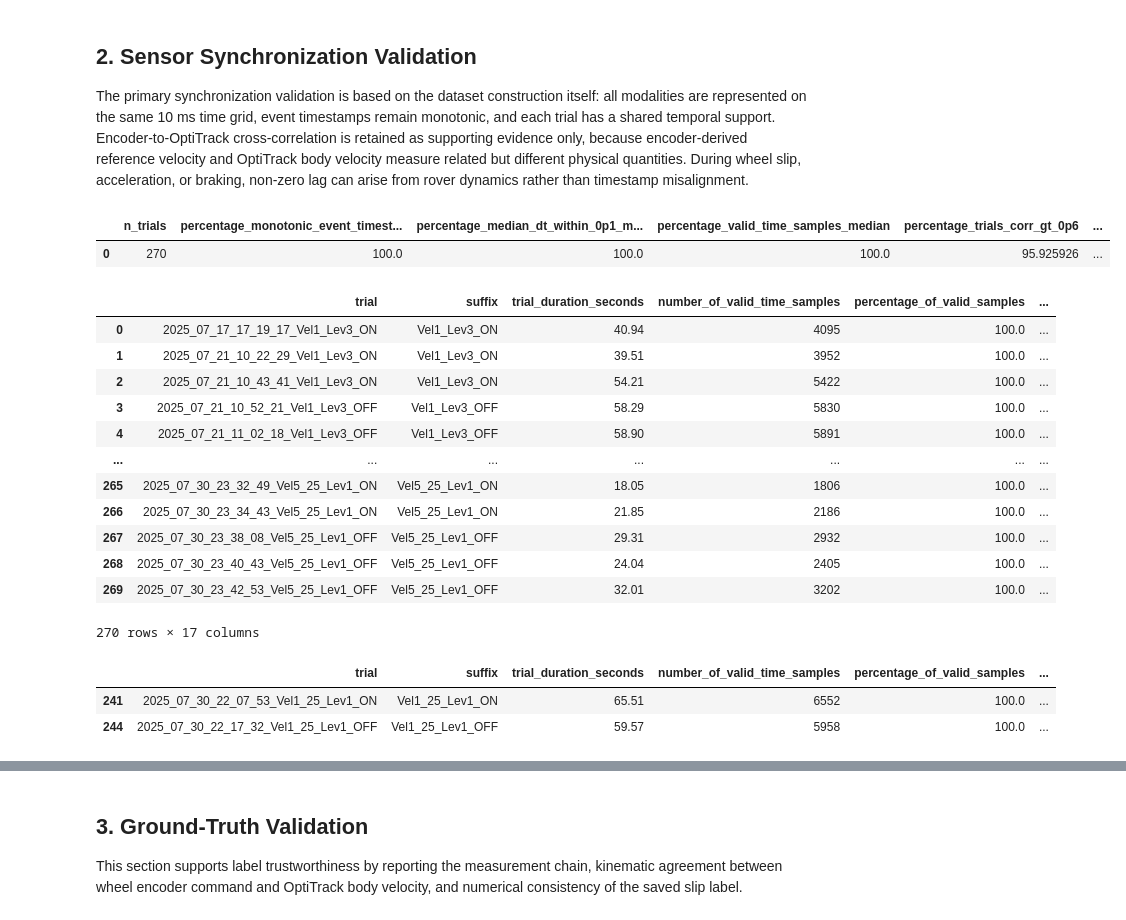
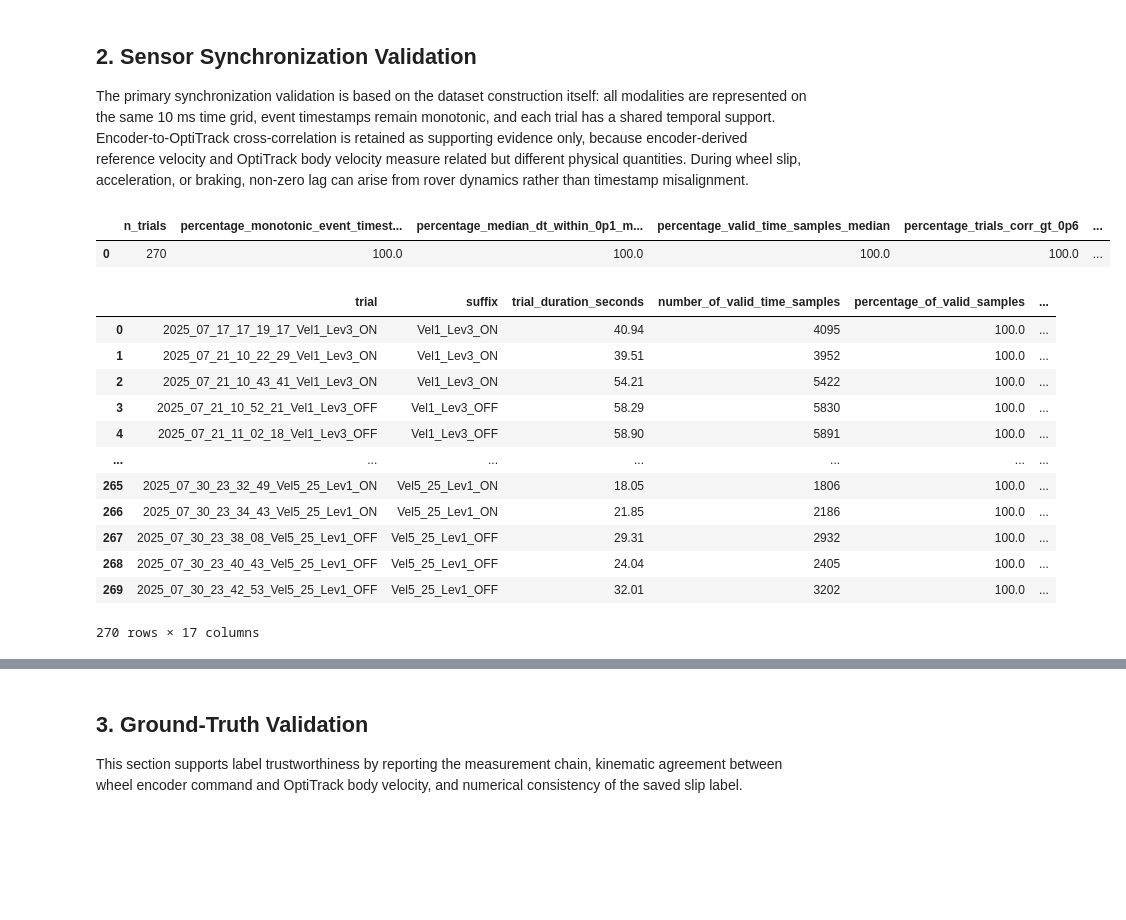
Before and after one commit to HazemElrefaei/EBSC_DataAnalysis, a Jupyter notebook: EBSC_Validation.ipynb, the cells around one changed output, grey strips where cells are left out. Cells and saved outputs as stored; diff of their text form; code cells hidden in the pictures; blank space fills up the shorter version.

```diff
--- a/EBSC_Validation.ipynb
+++ b/EBSC_Validation.ipynb
@@ -348,9 +349,6 @@ def sync_metrics(tr):
         "event_timestamps_monotonic": bool(event_info["timestamps_monotonic"]),
         "event_time_start_s": float(event_info["start_s"]),
         "event_time_end_s": float(event_info["end_s"]),
-        # Encoder-derived reference velocity and OptiTrack body velocity measure related but different physical quantities.
-        # During slip, acceleration, or braking, non-zero lag can reflect rover dynamics rather than timestamp misalignment.
-        # Therefore this cross-correlation is supporting evidence, not the primary synchronization metric.
         "encoder_to_opti_lag_ms": float(1e3 * lag),
         "velocity_corr_peak": float(corr_peak),
     }
@@ -361,38 +359,38 @@ sync_table = pd.DataFrame([
 ])
 sync_table.to_csv(FIGURE_DIR / "sensor_synchronization_metrics.csv", index=False)
 
-CORRELATION_THRESHOLD = 0.6
-valid_corr_trials = sync_table["velocity_corr_peak"] > CORRELATION_THRESHOLD
+CORRELATION_THRESHOLD = np.min(sync_table["velocity_corr_peak"])
+valid_corr_trials = sync_table["velocity_corr_peak"] >= CORRELATION_THRESHOLD
 low_correlation_trials = sync_table.loc[~valid_corr_trials, [
     "trial", "suffix", "encoder_to_opti_lag_ms", "velocity_corr_peak", "trial_duration_seconds"
 ]].copy()
 low_correlation_trials.to_csv(FIGURE_DIR / "low_correlation_trials.csv", index=False)
 
 valid_lags = sync_table.loc[valid_corr_trials, "encoder_to_opti_lag_ms"].dropna()
 valid_corr = sync_table.loc[valid_corr_trials, "velocity_corr_peak"].dropna()
 dataset_sync_summary = pd.DataFrame([{
     "n_trials": int(len(sync_table)),
     "percentage_monotonic_event_timestamps": float(100 * sync_table["event_timestamps_monotonic"].mean()),
     "percentage_median_dt_within_0p1_ms_of_10_ms": float(100 * (np.abs(sync_table["grid_dt_median_ms"] - 10.0) <= 0.1).mean()),
     "percentage_valid_time_samples_median": float(sync_table["percentage_of_valid_samples"].median()),
     "percentage_trials_corr_gt_0p6": float(100 * valid_corr_trials.mean()),
     "n_valid_correlation_trials": int(valid_corr_trials.sum()),
     "percentage_valid_correlation_trials": float(100 * valid_corr_trials.mean()),
     "median_lag_ms_valid_corr_trials": float(valid_lags.median()) if len(valid_lags) else np.nan,
     "IQR_lag_ms_valid_corr_trials": float(valid_lags.quantile(0.75) - valid_lags.quantile(0.25)) if len(valid_lags) else np.nan,
     "mean_lag_ms_valid_corr_trials": float(valid_lags.mean()) if len(valid_lags) else np.nan,
     "median_peak_correlation_valid_trials": float(valid_corr.median()) if len(valid_corr) else np.nan,
     "percentage_lag_within_20_ms_valid_trials": float(100 * (np.abs(valid_lags) <= 20).mean()) if len(valid_lags) else np.nan,
     "median_common_time_overlap_seconds": float(sync_table["common_time_overlap_seconds"].median()),
     "median_event_rate_mean": float(sync_table["event_rate_mean"].median()),
 }])
 dataset_sync_summary.to_csv(FIGURE_DIR / "sensor_synchronization_dataset_summary.csv", index=False)
 
 display(dataset_sync_summary)
 sync_table
 # %% [output]
 |  | n_trials | percentage_monotonic_event_timest... | percentage_median_dt_within_0p1_m... | percentage_valid_time_samples_median | percentage_trials_corr_gt_0p6 | ... |
-| 0 | 270 | 100.0 | 100.0 | 100.0 | 95.925926 | ... |
+| 0 | 270 | 100.0 | 100.0 | 100.0 | 100.0 | ... |
 |  | trial | suffix | trial_duration_seconds | number_of_valid_time_samples | percentage_of_valid_samples | ... |
 | 0 | 2025_07_17_17_19_17_Vel1_Lev3_ON | Vel1_Lev3_ON | 40.94 | 4095 | 100.0 | ... |
 | 1 | 2025_07_21_10_22_29_Vel1_Lev3_ON | Vel1_Lev3_ON | 39.51 | 3952 | 100.0 | ... |
@@ -406,11 +404,5 @@ sync_table
 | 268 | 2025_07_30_23_40_43_Vel5_25_Lev1_OFF | Vel5_25_Lev1_OFF | 24.04 | 2405 | 100.0 | ... |
 | 269 | 2025_07_30_23_42_53_Vel5_25_Lev1_OFF | Vel5_25_Lev1_OFF | 32.01 | 3202 | 100.0 | ... |
 270 rows × 17 columns
-# %%
-sync_table[sync_table["velocity_corr_peak"] < 0.6]
-# %% [output]
-|  | trial | suffix | trial_duration_seconds | number_of_valid_time_samples | percentage_of_valid_samples | ... |
-| 241 | 2025_07_30_22_07_53_Vel1_25_Lev1_ON | Vel1_25_Lev1_ON | 65.51 | 6552 | 100.0 | ... |
-| 244 | 2025_07_30_22_17_32_Vel1_25_Lev1_OFF | Vel1_25_Lev1_OFF | 59.57 | 5958 | 100.0 | ... |
 # %%
 
```
Also changed, not shown: parts of 15 cells of this notebook, 30 other files.
